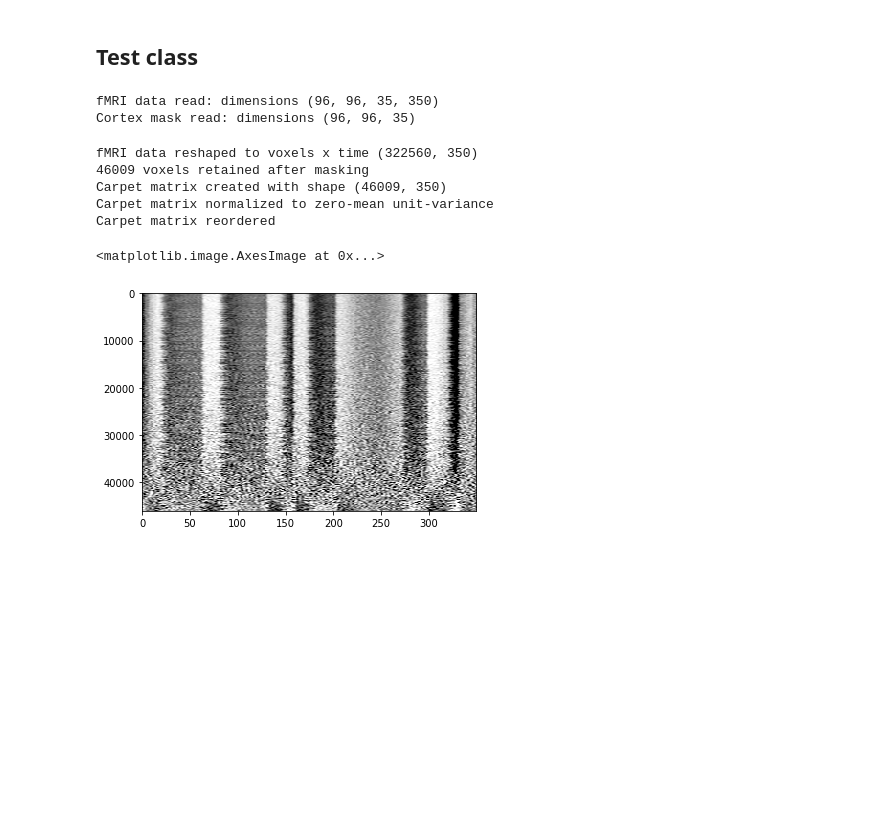
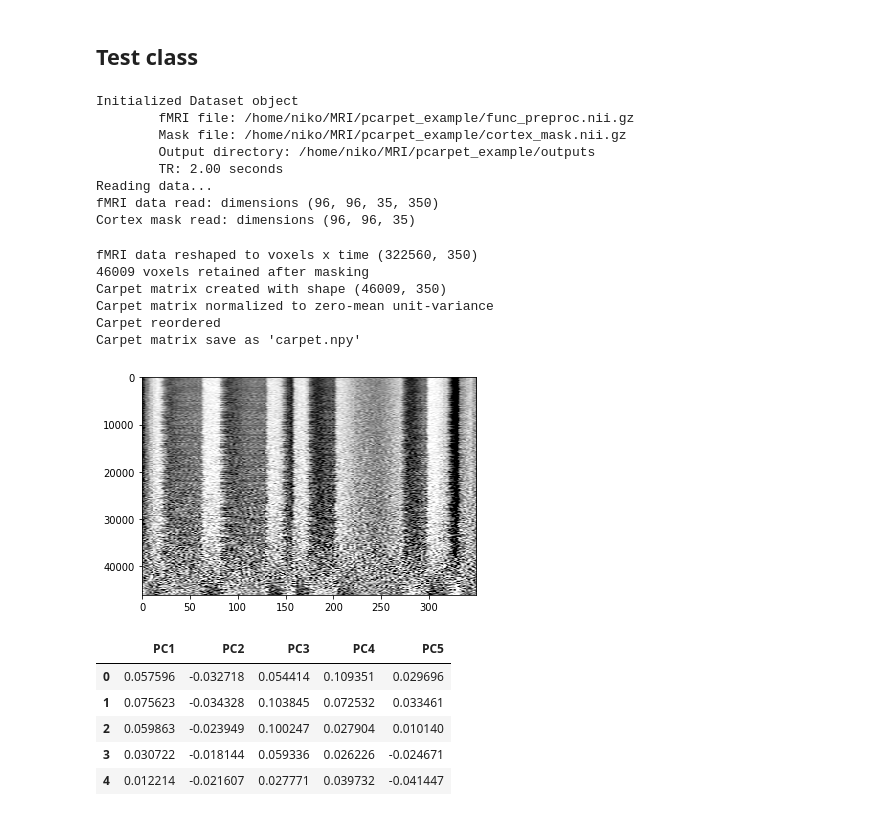
Before and after one commit to niksirbi/pcarpet, a Jupyter notebook: examples/human_data.ipynb, the cells around one changed output. Saved outputs shown, nothing was run; the diff lists cells and outputs as text; code cells hidden in the pictures; blank space fills up the shorter version.

Commit message:
carpet and PCA fit implemented with modified arfuments and saving options

```diff
--- a/examples/human_data.ipynb
+++ b/examples/human_data.ipynb
@@ -20,20 +21,36 @@ cortex_mask = os.path.join(example_folder, 'cortex_mask.nii.gz')
 # %% [markdown]
 ## Test class
 # %%
-example = pcarpet.Dataset(func, cortex_mask, TR=2., tSNR_thresh=15., ncomp=5)
+example = pcarpet.Dataset(func, cortex_mask,
+                          output_folder, TR=2.0)
 # %% [output]
+Initialized Dataset object
+        fMRI file: /home/niko/MRI/pcarpet_example/func_preproc.nii.gz
+        Mask file: /home/niko/MRI/pcarpet_example/cortex_mask.nii.gz
+        Output directory: /home/niko/MRI/pcarpet_example/outputs
+        TR: 2.00 seconds
+Reading data...
 fMRI data read: dimensions (96, 96, 35, 350)
 Cortex mask read: dimensions (96, 96, 35)
-# %%
-arr = example.get_carpet(reorder=True)
-# %% [output]
-fMRI data reshaped to voxels x time (322560, 350)
-46009 voxels retained after masking
-Carpet matrix created with shape (46009, 350)
-Carpet matrix normalized to zero-mean unit-variance
-Carpet matrix reordered
 # %%
-plt.imshow(arr, aspect='auto', cmap='Greys_r', vmin=-2, vmax=2)
+example.get_carpet(tSNR_thresh=15.0, reorder=True)
+carpet = example.carpet
+plt.imshow(carpet, aspect='auto', cmap='Greys_r', vmin=-2, vmax=2);
 # %% [output]
-<matplotlib.image.AxesImage at 0x...>
+fMRI data reshaped to voxels x time (322560, 350)
+46009 voxels retained after masking
+Carpet matrix created with shape (46009, 350)
+Carpet matrix normalized to zero-mean unit-variance
+Carpet reordered
+Carpet matrix save as 'carpet.npy'
 [figure]
+# %%
+example.fit_pca_and_correlate(ncomp=5)
+example.PCs.head()
+# %% [output]
+|  | PC1 | PC2 | PC3 | PC4 | PC5 |
+| 0 | 0.057596 | -0.032718 | 0.054414 | 0.109351 | 0.029696 |
+| 1 | 0.075623 | -0.034328 | 0.103845 | 0.072532 | 0.033461 |
+| 2 | 0.059863 | -0.023949 | 0.100247 | 0.027904 | 0.010140 |
+| 3 | 0.030722 | -0.018144 | 0.059336 | 0.026226 | -0.024671 |
+| 4 | 0.012214 | -0.021607 | 0.027771 | 0.039732 | -0.041447 |
```
Also changed, not shown: parts of 3 cells of this notebook, 1 other file.
